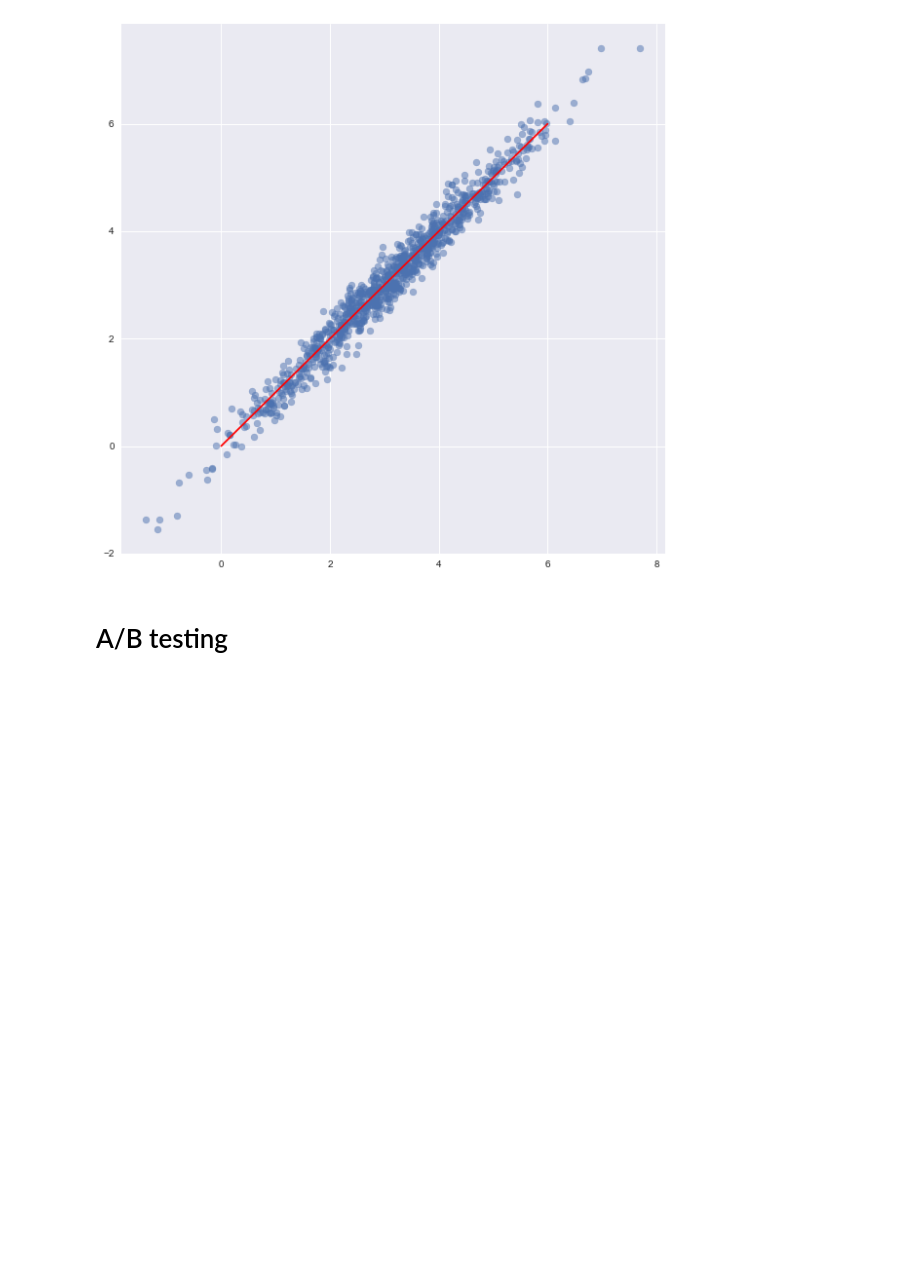
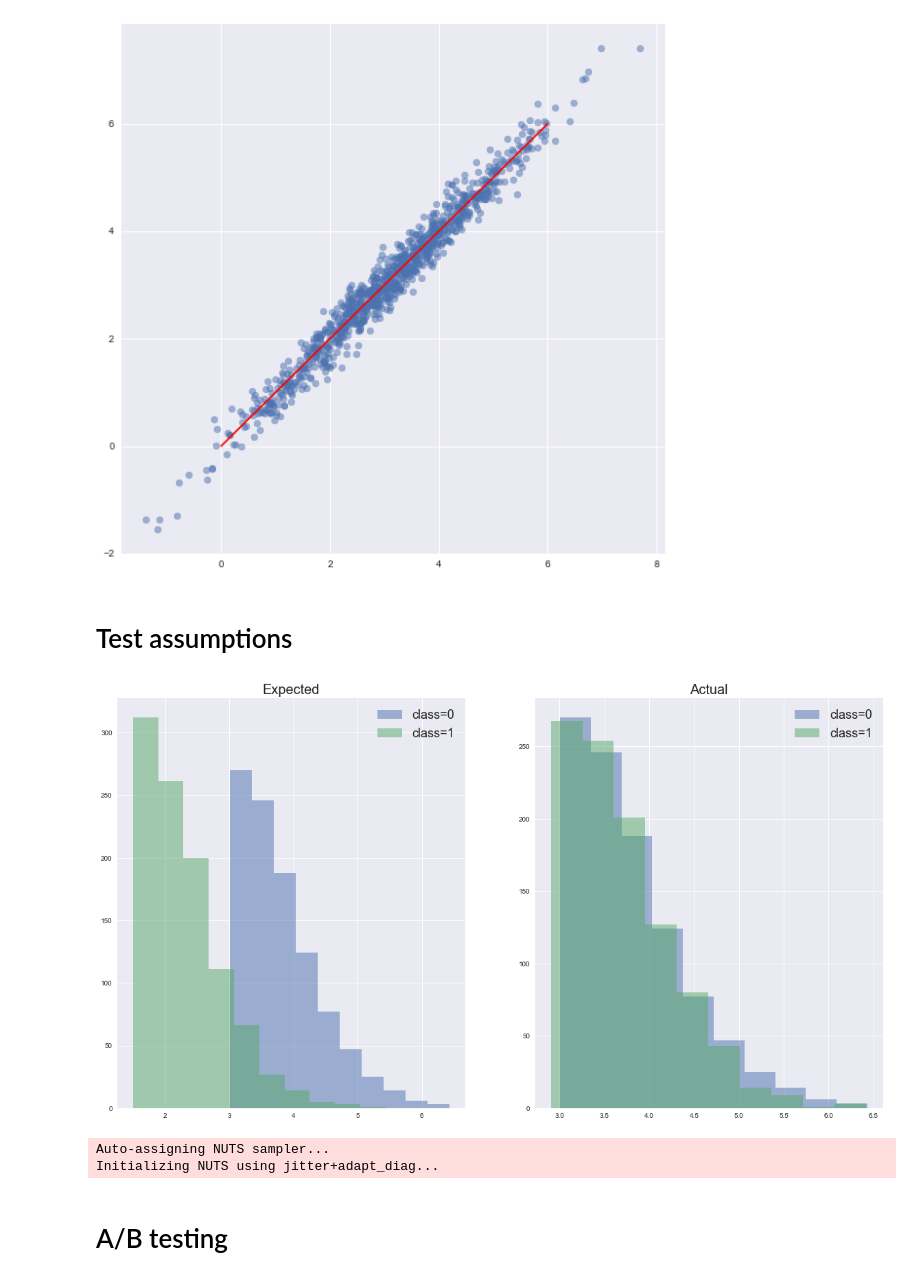
Before and after one commit to dantegates/model-evaluation-for-humans, a Jupyter notebook: plots.ipynb, the cells around one changed output. Saved outputs shown, nothing was run; the diff lists cells and outputs as text; code cells hidden in the pictures; blank space fills up the shorter version.

Commit message:
added plots for testing assumptions

```diff
--- a/plots.ipynb
+++ b/plots.ipynb
@@ -27,5 +27,56 @@ plt.savefig('better-regression.png')
 # %% [output]
 [figure]
+# %% [markdown]
+# Test assumptions
+# %%
+import matplotlib.pyplot as plt; plt.style.use('seaborn')
+import numpy as np
+import scipy.stats as ss
+
+x1 = ss.truncnorm(a=0, b=np.inf, loc=3, scale=1).rvs(1000)
+x2_actual = ss.truncnorm(a=0, b=np.inf, loc=2.9, scale=1).rvs(1000)
+x2_expected = ss.truncnorm(a=0, b=np.inf, loc=1.5, scale=1).rvs(1000)
+
+fig, axs = plt.subplots(1, 2, figsize=(20, 11))
+
+axs[0].set_title('Expected', fontsize=20)
+axs[0].hist(x1, alpha=0.5, label='class=0')
+axs[0].hist(x2_expected, alpha=0.5, label='class=1')
+axs[0].legend(fontsize=18)
+
+axs[1].set_title('Actual', fontsize=20)
+axs[1].hist(x1, alpha=0.5, label='class=0')
+axs[1].hist(x2_actual, alpha=0.5, label='class=1')
+axs[1].legend(fontsize=18)
+
+
+plt.savefig('./images/actual-vs-expected-dist.png')
+# %% [output]
+[figure, added]
+# %%
+import pymc3 as pm
+from sklearn.datasets import make_classification
+
+X, y = make_classification(
+    n_features=3,
+    n_informative=2,
+    n_redundant=0,
+    n_repeated=1,
+    n_clusters_per_class=1,
+    random_state=0)
+X += np.random.RandomState(0).normal(0, 0.25, size=X.shape)
+
+with pm.Model() as model:
+    beta = pm.Normal('beta', 0, 1, shape=3)
+    y_hat = X[:, 0]*beta[0] + X[:, 1]*beta[1] + X[:, 2]*beta[2]
+    y_obs = pm.Bernoulli('y_obs', logit_p=y_hat, observed=y)
+    trace = pm.sample(1000, chains=1)
+
+pm.traceplot(trace, figsize=(20, 5))
+plt.savefig('images/trace.png')
+# %% [output]
+Auto-assigning NUTS sampler...
+Initializing NUTS using jitter+adapt_diag...
 # %% [markdown]
 # A/B testing
 # %%
```
Also changed, not shown: parts of 3 cells of this notebook, 3 other files.
